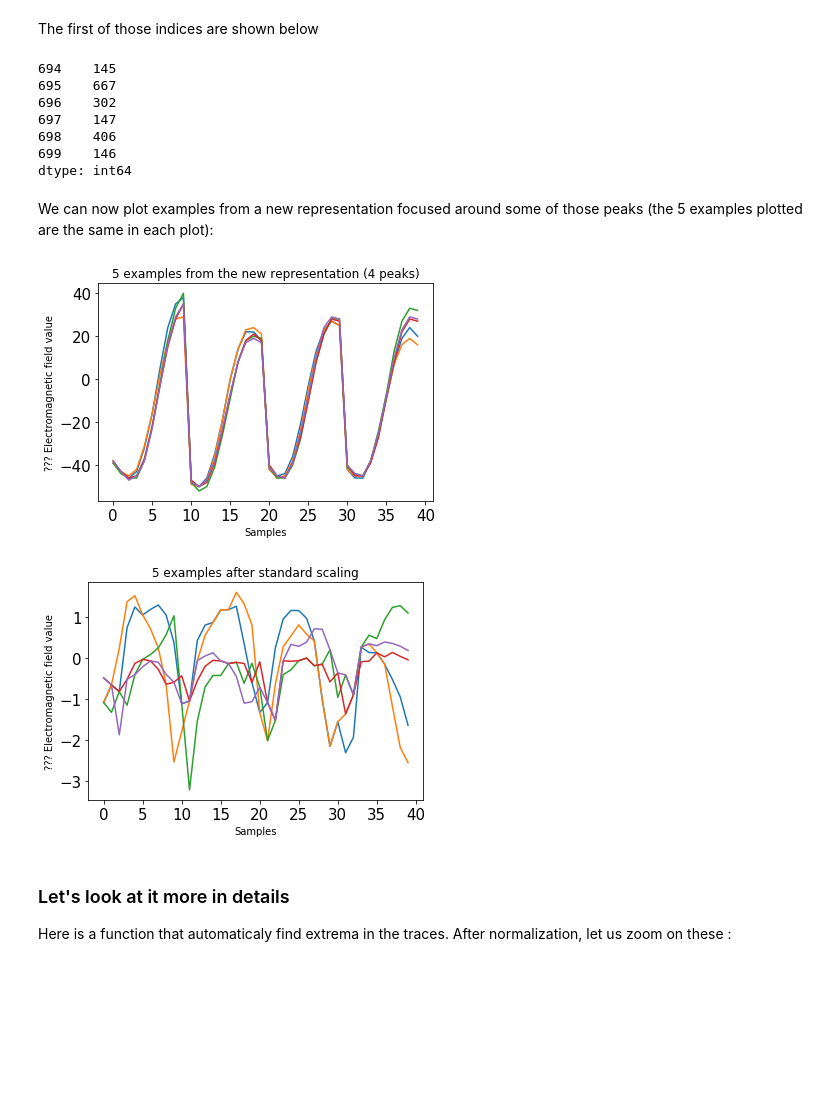
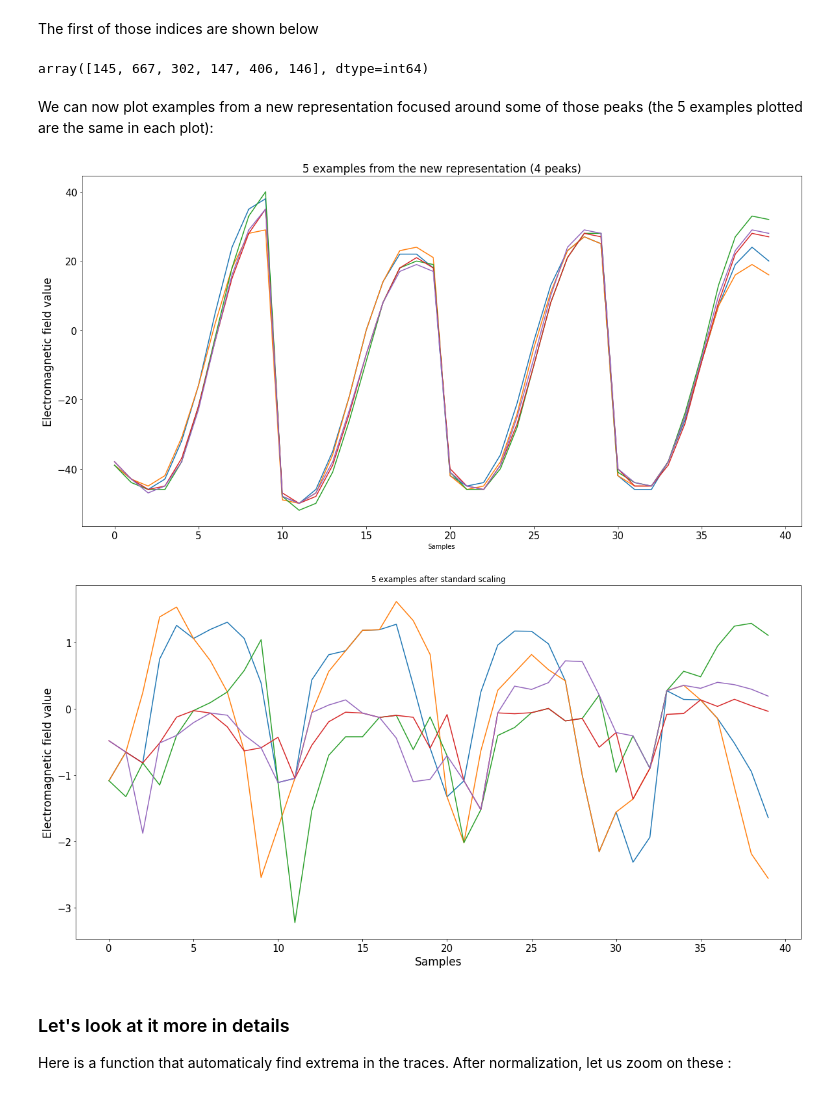
Before and after one commit to luvf/Side_channel_challenge, a Jupyter notebook: sca_starting_kit.ipynb, the cells around one changed output. Cells and saved outputs as stored; diff of their text form; code cells hidden in the pictures; blank space fills up the shorter version.

```diff
--- a/sca_starting_kit.ipynb
+++ b/sca_starting_kit.ipynb
@@ -100 +84,10 @@ df_test  = pd.DataFrame(y_train)
+# %%
+df_train, labels_train = get_train_data()
+df_test, labels_valid = get_test_data()
+
+X_train = df_train.values
+X_valid = df_test.values
+
+y_train = labels_train[:,0]
+y_valid = labels_valid[:,0]
 # %% [markdown]
@@ -115,7 +108,7 @@ df_train.describe()
 # %%
 plt.figure(figsize=(20,10))
 for i in [x*2 for x in range(100)]:
-    plt.plot(df_train.values[i,:300])
+    plt.plot(X_train[i,:300])
 plt.title("Variation of 100 traces wrst time",fontsize=17)
 plt.xlabel("time",fontsize=17)
 plt.xticks(fontsize=15)
@@ -163,12 +156,13 @@ In this figure, we computed for each label, the mean of the value of each featur
 
 Next we plot 5 traces from 5 different labels amoung the 256. We see that they look very close to each other like suggested above. It seems that the differences are located on the peaks.
 # %%
+plt.figure(figsize=(20,10))
 for i in range(5):
-    plt.plot([i for i in range(700)], X_train.values[i])
-plt.title("5 examples from from the initial data")
+    plt.plot([i for i in range(700)], X_train[i])
+plt.title("5 examples from from the initial data", fontsize=17)
 plt.xlabel("Samples")
 plt.xticks(fontsize=15, visible=True)
-plt.ylabel("??? Electromagnetic field value")
+plt.ylabel("??? Electromagnetic field value", fontsize=17)
 plt.yticks(fontsize=15)
 plt.show()
 # %% [output]
@@ -221,44 +214,40 @@ The first of those indices are shown below
 # %%
 np.argpartition(X_train.var(axis=0), -6)[-6:]
 # %% [output]
-694    145
-695    667
-696    302
-697    147
-698    406
-699    146
-dtype: int64
+array([145, 667, 302, 147, 406, 146], dtype=int64)
 # %% [markdown]
 We can now plot examples from a new representation focused around some of those peaks (the 5 examples plotted are the same in each plot):
 # %%
 peaks_indices = [145, 667, 302, 406]
-new_X = np.concatenate([X_train.values[:,i-5:i+5] for i in peaks_indices], axis=1)
+new_X = np.concatenate([X_train[:,i-5:i+5] for i in peaks_indices], axis=1)
 
+plt.figure(figsize=(20,10))
 for i in range(5):
     plt.plot([i for i in range(40)], new_X[i])
-plt.title("5 examples from the new representation (4 peaks)")
+plt.title("5 examples from the new representation (4 peaks)", fontsize=17)
 plt.xlabel("Samples")
 plt.xticks(fontsize=15, visible=True)
-plt.ylabel("??? Electromagnetic field value")
+plt.ylabel("Electromagnetic field value", fontsize=17)
 plt.yticks(fontsize=15)
 plt.show()
 
 
 from sklearn.preprocessing import StandardScaler
 scaler = StandardScaler()
 scaler.fit(new_X, y_train)
 new_X_scaled = scaler.transform(new_X)
+plt.figure(figsize=(20,10))
 for i in range(5):
     plt.plot([i for i in range(40)], new_X_scaled[i])
 plt.title("5 examples after standard scaling")
-plt.xlabel("Samples")
+plt.xlabel("Samples", fontsize=17)
 plt.xticks(fontsize=15, visible=True)
-plt.ylabel("??? Electromagnetic field value")
+plt.ylabel("Electromagnetic field value", fontsize=17)
 plt.yticks(fontsize=15)
 plt.show()
 # %% [output]
-[figure, old version]
+[figure, new version]
-[figure, old version]
+[figure, new version]
 # %% [markdown]
 ### Let's look at it more in details
 
```
Also changed, not shown: parts of 17 cells of this notebook, 2 other files.
